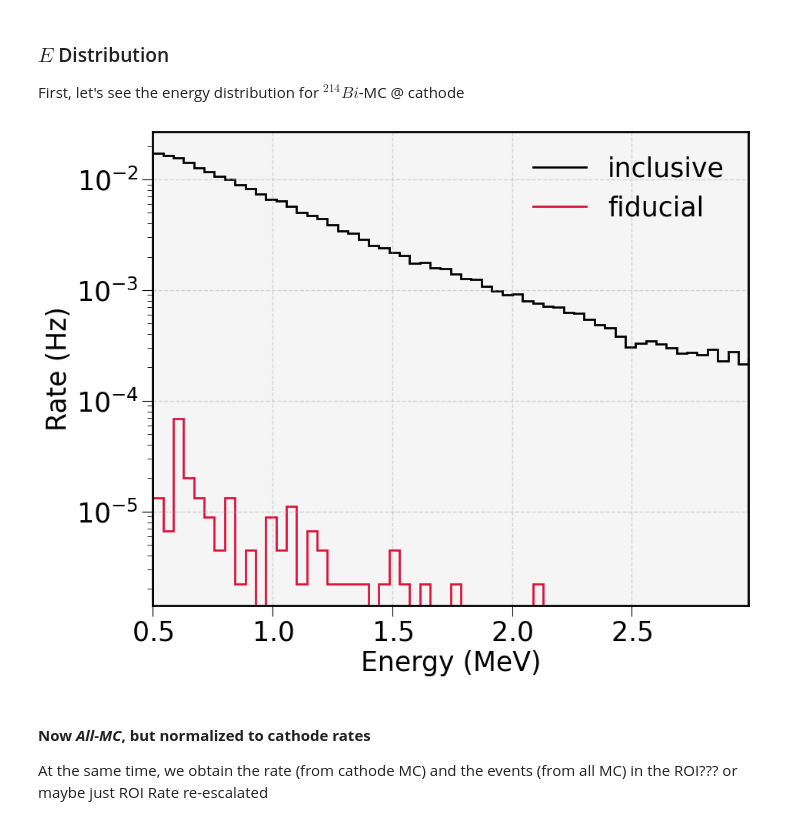
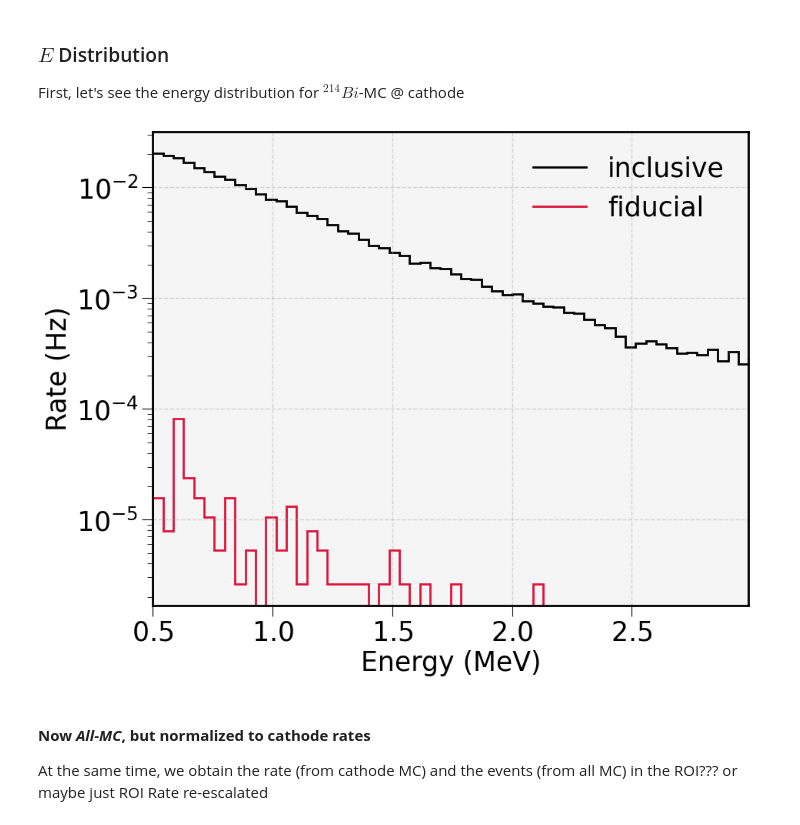
Before and after one commit to camacortespar/next-analysis, a Jupyter notebook: NEXT-100/Rn_analysis/notebooks/03_Bi_Cathode_MC_Analysis.ipynb, the cells around one changed output. Cells and saved outputs as stored; diff of their text form; code cells hidden in the pictures.

```diff
--- a/NEXT-100/Rn_analysis/notebooks/03_Bi_Cathode_MC_Analysis.ipynb
+++ b/NEXT-100/Rn_analysis/notebooks/03_Bi_Cathode_MC_Analysis.ipynb
@@ -54,7 +53,7 @@ DETECTOR_ZONES = ['All', 'Cathode']
 # All
 RUN_TIME_ALL = 315360000                    # 10 years in [s]
 # Cathode
-RATE_SIM_CV = 0.82;  RATE_SIM_ERR = 0.04    # Simulated activity in [Hz]
+RATE_SIM_CV = 0.97;  RATE_SIM_ERR = 0.05    # Simulated activity in [Hz]
 scale_factor = 1.17 / RATE_SIM_CV           # If the actual simulated activity is different from original one (1.17 Hz)
 RUN_TIME_CATH = 315360 * scale_factor       # 0.01 year in [s]
 
@@ -360,35 +359,35 @@ for i, region in enumerate(['inclusive', 'fiducial']):
 
     # Variables
     E = mc_df['E_mev']
 
     # Histogram
     E_counts, _ = np.histogram(E, bins=E_edges)
     E_rate = E_counts / RUN_TIME_CATH
 
     # ----- Plotting ----- #
     plt.stairs(E_rate, E_edges, label=region,
-               fill=False, ec=pt.hist_colors[i % len(pt.hist_colors)], lw=2.0)
+               fill=False, ec=crudo.pt.hist_colors[i % len(crudo.pt.hist_colors)], lw=2.0)
 
 # plt.axvline(x=1.59, c='grey', ls='--', lw=1.0)        # DEP
 
 # # ----- Styling ----- #
 # # Preliminary logo
 # LOGO_BOX = OffsetImage(PRELIM_LOGO, zoom = 0.1)
 # xy = (2.8, 6e-3)
 # ab = AnnotationBbox(LOGO_BOX, xy, xybox=(0, 0), xycoords='data', boxcoords="offset points",  frameon=False)
 # ax.add_artist(ab)
 
 plt.xlabel('Energy (MeV)')
 plt.xlim(TRG2_THRESHOLD, min(E_edges, key=lambda x: abs(x - 3)))
 plt.ylabel('Rate (Hz)')
 plt.yscale('log')
 plt.legend(framealpha=0)
 plt.grid(True)
 plt.gca().set_facecolor("whitesmoke")
 # plt.savefig(f'/lhome/ific/c/ccortesp/Analysis/NEXT-100/Rn_analysis/images/Bi_Energy_Spectrum_Cathode_MC.pdf')
 plt.show()
 # %% [output]
-[figure, old version]
+[figure, new version]
 # %% [markdown]
 #### __Now _All-MC_, but normalized to cathode rates__
 
```
Also changed, not shown: parts of 5 cells of this notebook, 20 other files.
